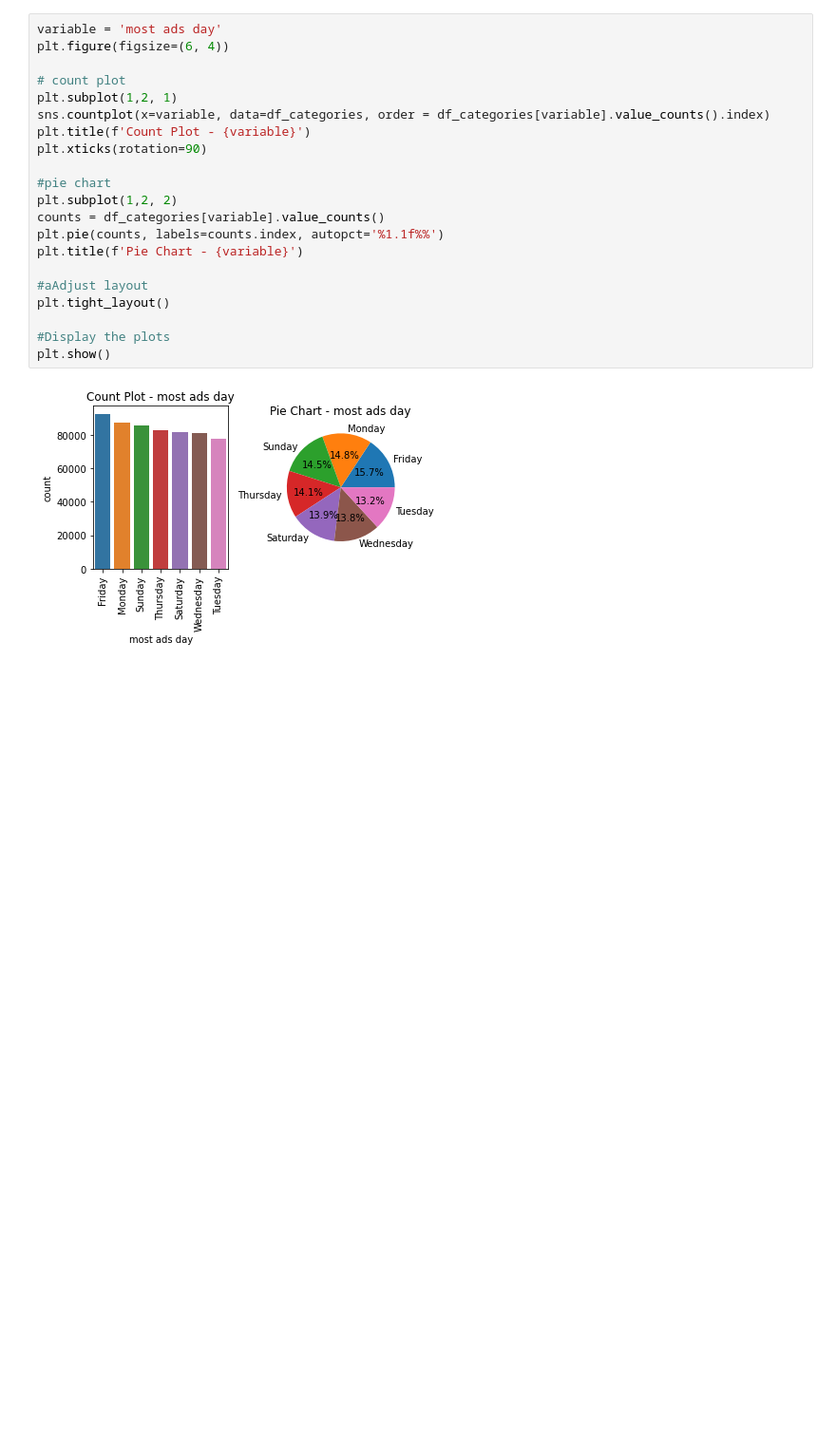
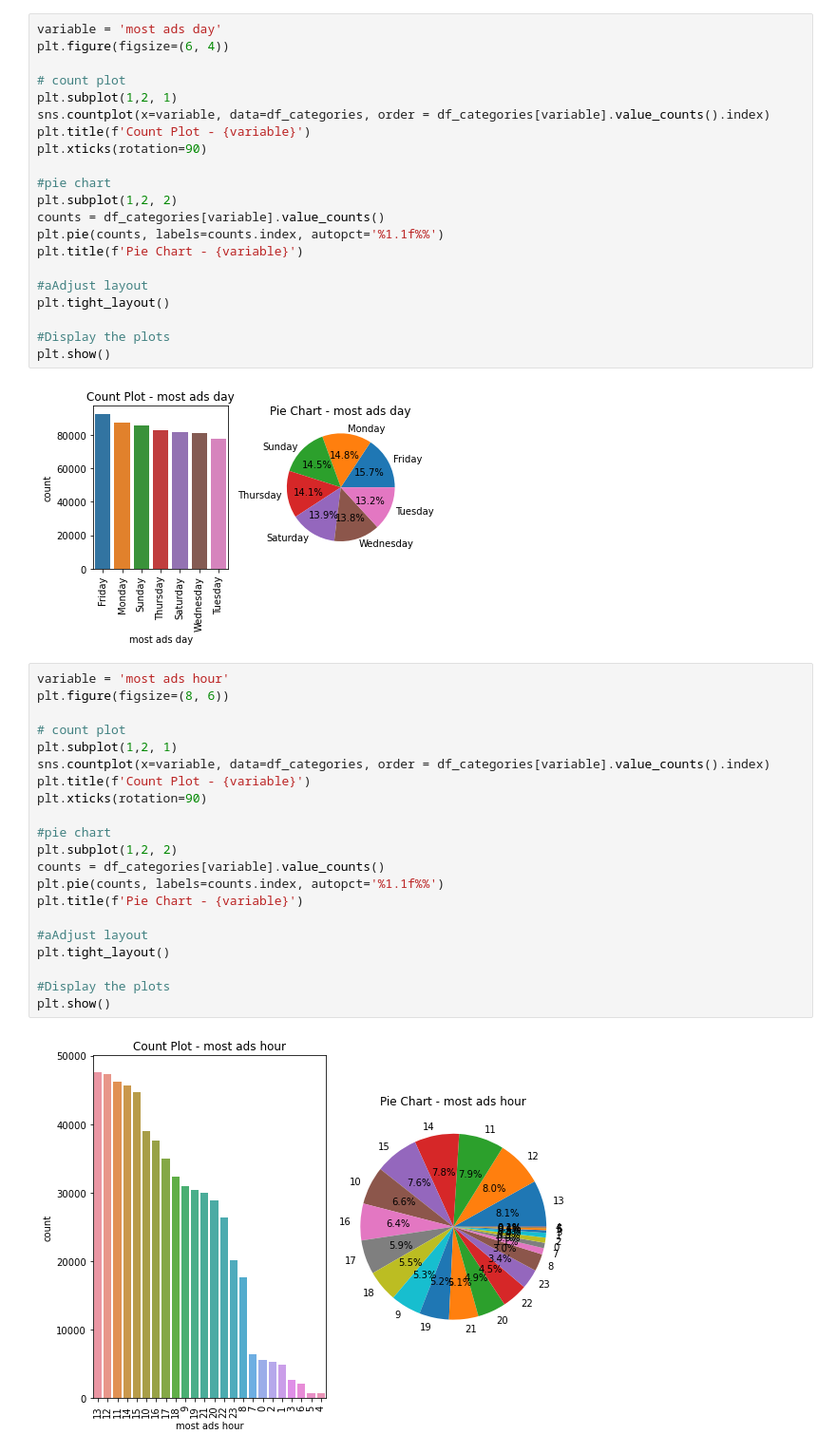
Before and after one commit to Shemnderitu/Hypothesistesting, a Jupyter notebook: hypothesis.ipynb, the cells around one changed output. Shown: that part at 95% size. Drawn from its saved outputs; the diff is of its cells as text; blank space fills up the shorter version.

Commit message:
Visualize most ads hour variable using count plot vs pie chart

```diff
--- a/hypothesis.ipynb
+++ b/hypothesis.ipynb
@@ -128,3 +128,26 @@ plt.tight_layout()
 plt.show()
 # %% [output]
 [figure]
+# %%
+variable = 'most ads hour'
+plt.figure(figsize=(8, 6))
+
+# count plot
+plt.subplot(1,2, 1)
+sns.countplot(x=variable, data=df_categories, order = df_categories[variable].value_counts().index)
+plt.title(f'Count Plot - {variable}')
+plt.xticks(rotation=90)
+
+#pie chart
+plt.subplot(1,2, 2)
+counts = df_categories[variable].value_counts()
+plt.pie(counts, labels=counts.index, autopct='%1.1f%%')
+plt.title(f'Pie Chart - {variable}')
+
+#aAdjust layout
+plt.tight_layout()
+
+#Display the plots
+plt.show()
+# %% [output]
+[figure, added]
```
